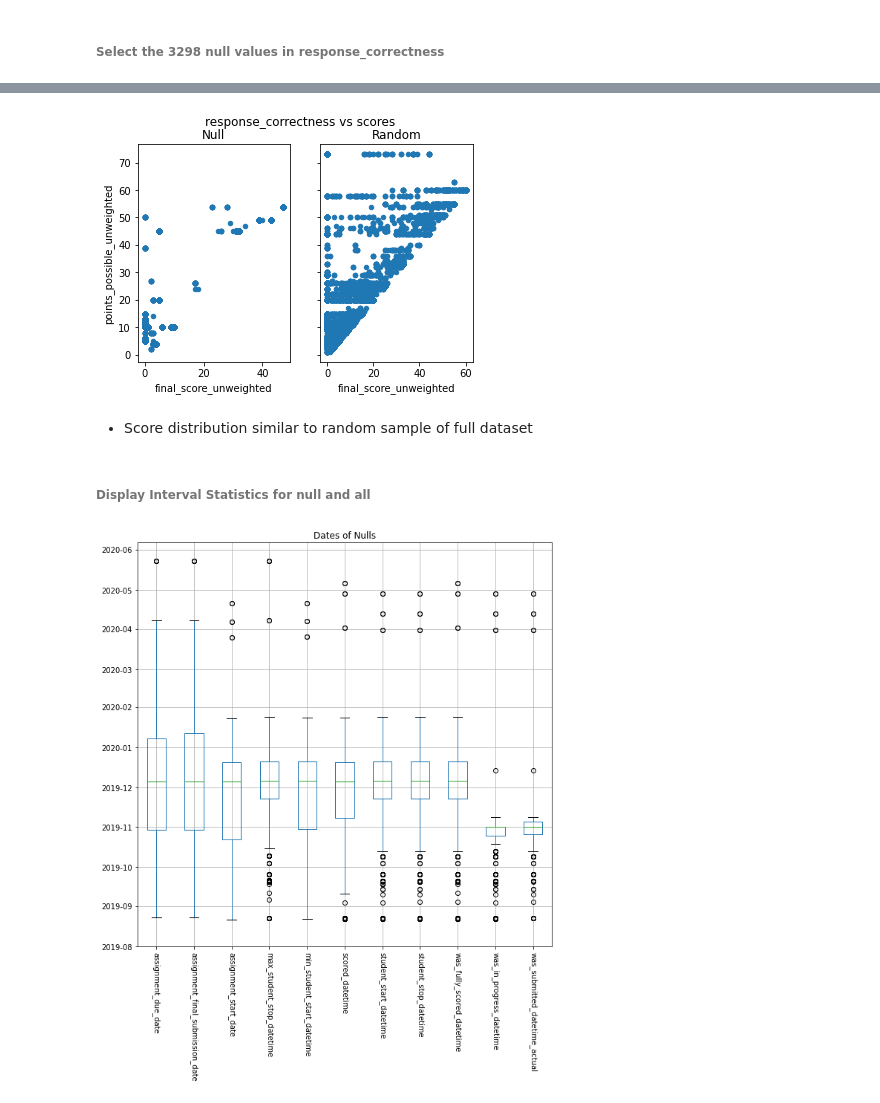
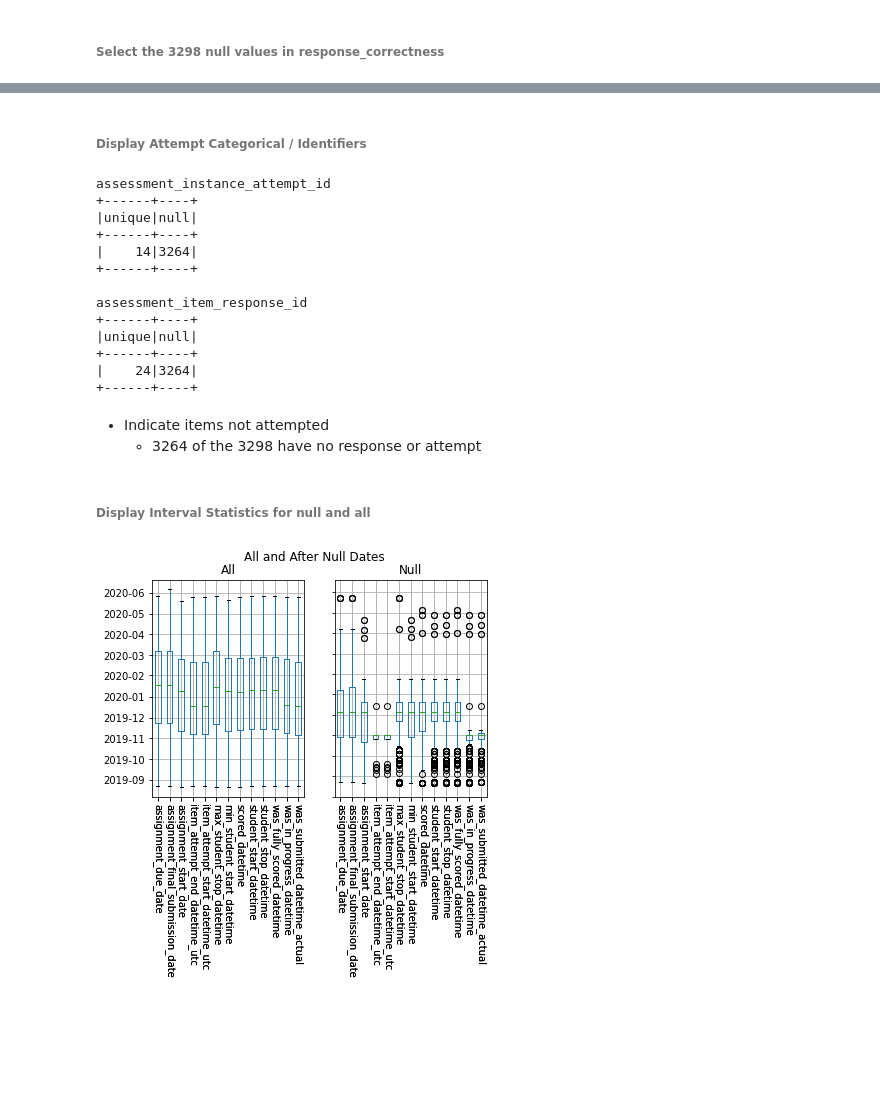
Before and after one commit to dlhinkley/c772-capstone-project, a Jupyter notebook: jupyter/investigation/3298-null-in-response-correctness.ipynb, the cells around one changed output, grey strips where cells are left out. Cells and saved outputs as stored; diff of their text form; code cells hidden in the pictures; blank space fills up the shorter version.

```diff
--- a/jupyter/investigation/3298-null-in-response-correctness.ipynb
+++ b/jupyter/investigation/3298-null-in-response-correctness.ipynb
@@ -39,19 +43,44 @@ display_single_val(rcNullDf)
-# %%
-fig, (ax1, ax2) = plt.subplots(ncols=2, sharey=True)
-
-rcNullDf.toPandas().plot.scatter('final_score_unweighted', 'points_possible_unweighted', title='Null', ax=ax1)
-get_random_sample(dfFlt).toPandas().plot.scatter('final_score_unweighted', 'points_possible_unweighted', title='Random', ax=ax2)
-plt.suptitle('response_correctness vs scores')
-
-plt.show()
-# %% [output]
-[figure, removed]
-# %% [markdown]
-- Score distribution similar to random sample of full dataset
+# %% [markdown]
+###### Display Attempt Categorical / Identifiers
+# %%
+types = get_var_types()
+
+for f in [
+    'assessment_instance_attempt_id',
+    'assessment_item_response_id',
+]:
+  print(f)
+  rcNullDf.agg(
+    F.countDistinct(f).alias('unique'),
+    F.count(F.when(F.col(f).isNull(), f)).alias('null')
+  ).show()
+# %% [output]
+assessment_instance_attempt_id
++------+----+
+|unique|null|
++------+----+
+|    14|3264|
++------+----+
+
+assessment_item_response_id
++------+----+
+|unique|null|
++------+----+
+|    24|3264|
++------+----+
+# %% [markdown]
+- Indicate items not attempted
+  - 3264 of the 3298 have no response or attempt
 # %% [markdown]
 ###### Display Interval Statistics for null and all
-# %%
-date_boxplot(rcNullDf, "Dates of Nulls")
-# %% [output]
-[figure, removed]
+# %%
+dual_date_boxplot(
+    get_random_sample(dfFlt),
+    rcNullDf,
+    title1='All',
+    title2='Null',
+    main='All and After Null Dates'
+)
+# %% [output]
+[figure, added]
 # %% [markdown]
```
Also changed, not shown: parts of 18 cells of this notebook, 16 other files.
